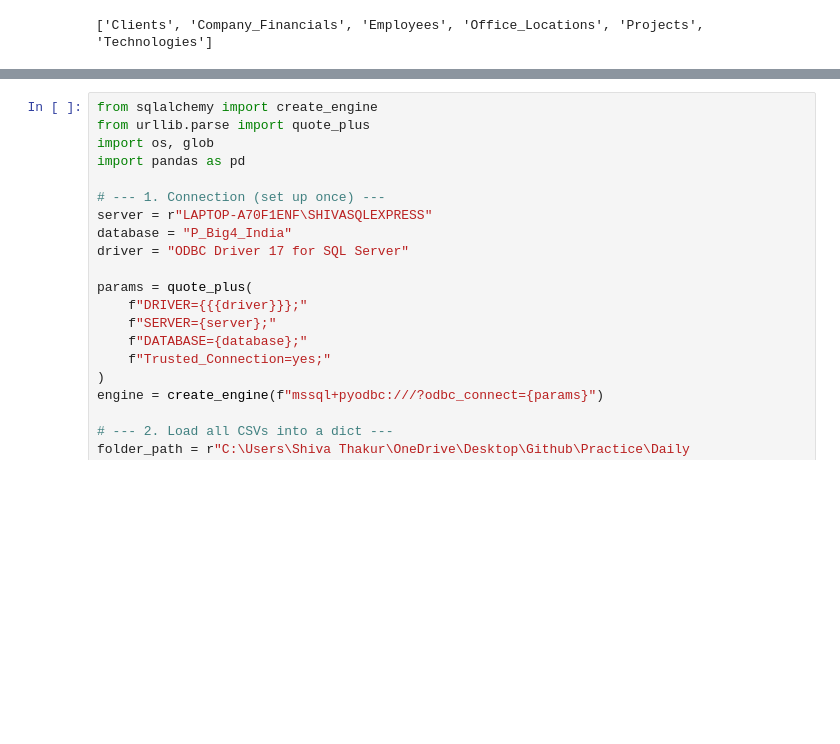
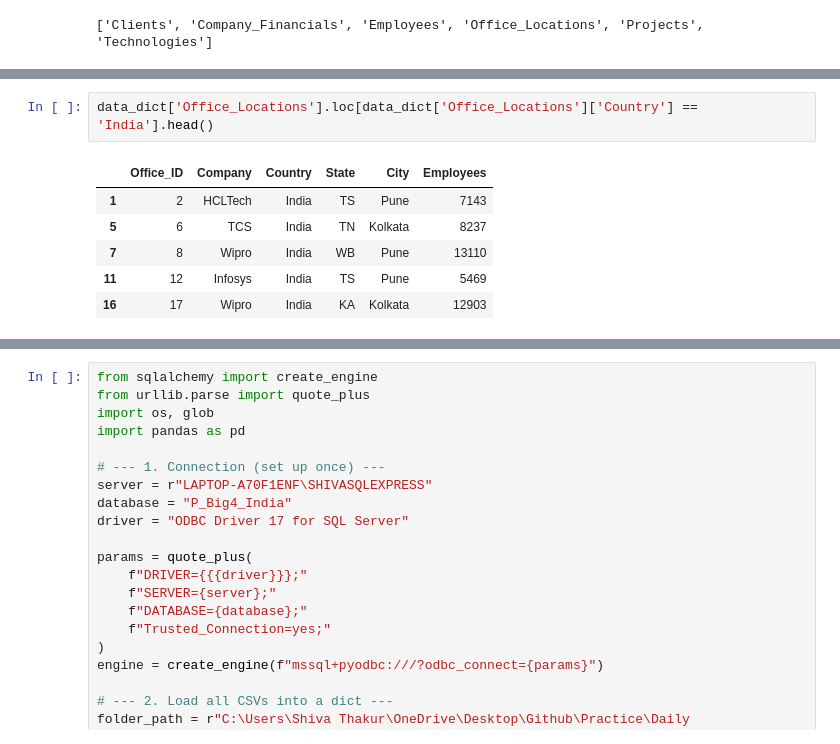
Before and after one commit to shiva3994/Projects, a Jupyter notebook: Python/L_Big4_India.ipynb, the cells around one changed output, grey strips where cells are left out. Cells and saved outputs as stored; diff of their text form; blank space fills up the shorter version.

```diff
--- a/Python/L_Big4_India.ipynb
+++ b/Python/L_Big4_India.ipynb
@@ -246,0 +256,9 @@ print(list(data_dict.keys()))
+# %%
+data_dict['Office_Locations'].loc[data_dict['Office_Locations']['Country'] == 'India'].head()
+# %% [output]
+|  | Office_ID | Company | Country | State | City | Employees |
+| 1 | 2 | HCLTech | India | TS | Pune | 7143 |
+| 5 | 6 | TCS | India | TN | Kolkata | 8237 |
+| 7 | 8 | Wipro | India | WB | Pune | 13110 |
+| 11 | 12 | Infosys | India | TS | Pune | 5469 |
+| 16 | 17 | Wipro | India | KA | Kolkata | 12903 |
```
Also changed, not shown: parts of 7 cells of this notebook.
